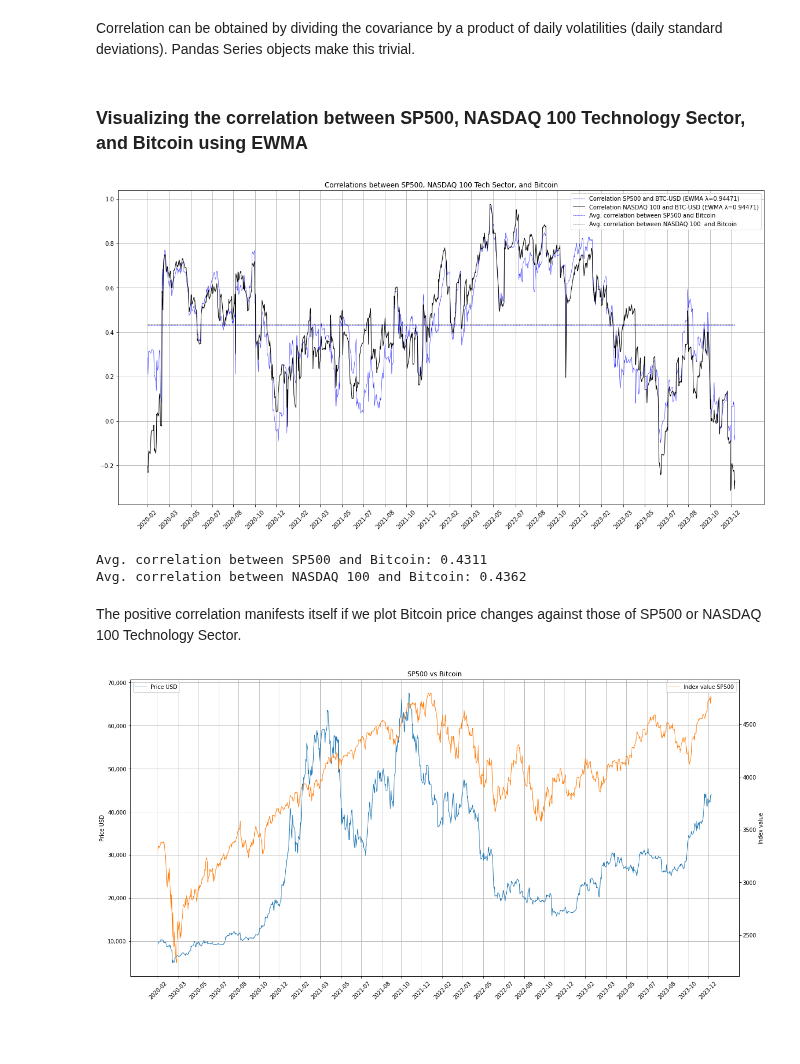
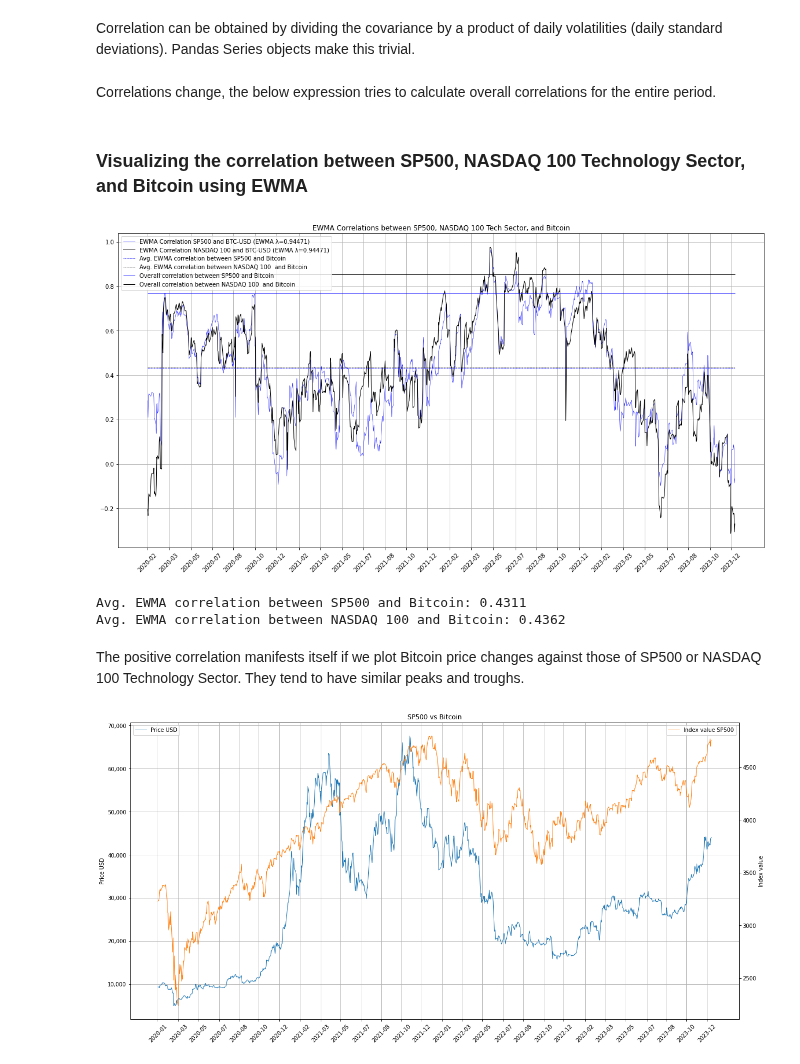
Before and after one commit to ilchen/RMaFI, a Jupyter notebook: ch11_variance_covariance.ipynb, the cells around one changed output. Drawn from its saved outputs; the diff is of its cells as text; code cells hidden in the pictures; blank space fills up the shorter version.

Commit message:
Added analysis of overall correlations

```diff
--- a/ch11_variance_covariance.ipynb
+++ b/ch11_variance_covariance.ipynb
@@ -102,31 +101,43 @@ correlations_sp500_btc.dropna(inplace=True)
 covariances_nq100_btc = covariance_tracker_nq100_btc.get_covariances()
 correlations_nq100_btc = covariances_nq100_btc / (nq100_vols * btc_vols)
 correlations_nq100_btc.dropna(inplace=True)
+# %%
+# Select dates on which all the three asset classes have traded
+common_dates = asset_prices_btc.index.intersection(asset_prices_sp500.index).intersection(asset_prices_nq100.index)
+# %% [markdown]
+Correlations change, the below expression tries to calculate overall correlations for the entire period.
+# %%
+overall_btc_sp500_corr = asset_prices_btc[common_dates].corr(asset_prices_sp500[common_dates])
+overall_btc_nq100_corr = asset_prices_btc[common_dates].corr(asset_prices_nq100[common_dates])
 # %% [markdown]
 ### Visualizing the correlation between SP500, NASDAQ 100 Technology Sector, and Bitcoin using EWMA
 # %%
 days_to_skip = 20 # Skipping the first 20 datapoints
 
 x = covariance_tracker_sp500_btc.get_dates()[days_to_skip:]
 fig, ax = plt.subplots(figsize=(20, 10))
 ax.plot(x, correlations_sp500_btc[days_to_skip:],
-        label='Correlation SP500 and BTC-USD (EWMA λ=%.5f)' % combined_ewma.lamda , linewidth=.5, color='b')
+        label='EWMA Correlation SP500 and BTC-USD (EWMA λ=%.5f)' % combined_ewma.lamda , linewidth=.5, color='b')
 ax.plot(x, correlations_nq100_btc[days_to_skip:],
-        label='Correlation NASDAQ 100 and BTC-USD (EWMA λ=%.5f)' % combined_ewma.lamda , linewidth=1, color='k')
-ax.title.set_text('Correlations between SP500, NASDAQ 100 Tech Sector, and Bitcoin')
-ax.hlines(correlations_sp500_btc[days_to_skip:].mean(), label='Avg. correlation between SP500 and Bitcoin',
+        label='EWMA Correlation NASDAQ 100 and BTC-USD (EWMA λ=%.5f)' % combined_ewma.lamda , linewidth=1, color='k')
+ax.title.set_text('EWMA Correlations between SP500, NASDAQ 100 Tech Sector, and Bitcoin')
+ax.hlines(correlations_sp500_btc[days_to_skip:].mean(), label='Avg. EWMA correlation between SP500 and Bitcoin',
           xmin=x[0], xmax=x[-1], linestyle='--', linewidth=.5, color='b')
-ax.hlines(correlations_nq100_btc[days_to_skip:].mean(), label='Avg. correlation between NASDAQ 100  and Bitcoin',
+ax.hlines(correlations_nq100_btc[days_to_skip:].mean(), label='Avg. EWMA correlation between NASDAQ 100  and Bitcoin',
           xmin=x[0], xmax=x[-1], linestyle='--', linewidth=.5, color='k')
+ax.hlines(overall_btc_sp500_corr, label='Overall correlation between SP500 and Bitcoin',
+          xmin=x[0], xmax=x[-1], linestyle='-', linewidth=1, color='b')
+ax.hlines(overall_btc_nq100_corr, label='Overall correlation between NASDAQ 100  and Bitcoin',
+          xmin=x[0], xmax=x[-1], linestyle='-', linewidth=1, color='k')
 ax.legend()
 ax.grid(True)
 ax.set_xticks(x[::36])
 _ = ax.set_xticklabels(x[::36].strftime('%Y-%m'), rotation=45)
 # %% [output]
-[figure, old version]
+[figure, new version]
 # %%
-print('Avg. correlation between SP500 and Bitcoin: {:.4f}'.format(correlations_sp500_btc[days_to_skip:].mean()))
-print('Avg. correlation between NASDAQ 100 and Bitcoin: {:.4f}'.format(correlations_nq100_btc[days_to_skip:].mean()))
+print('Avg. EWMA correlation between SP500 and Bitcoin: {:.4f}'.format(correlations_sp500_btc[days_to_skip:].mean()))
+print('Avg. EWMA correlation between NASDAQ 100 and Bitcoin: {:.4f}'.format(correlations_nq100_btc[days_to_skip:].mean()))
 # %% [output]
-Avg. correlation between SP500 and Bitcoin: 0.4311
-Avg. correlation between NASDAQ 100 and Bitcoin: 0.4362
+Avg. EWMA correlation between SP500 and Bitcoin: 0.4311
+Avg. EWMA correlation between NASDAQ 100 and Bitcoin: 0.4362
@@ -141,5 +144,5 @@ assert len(asset_prices_sp500) == len(covariance_tracker_sp500_btc.get_dates())
 # %% [markdown]
-The positive correlation manifests itself if we plot Bitcoin price changes against those of SP500 or NASDAQ 100 Technology Sector.
+The positive correlation manifests itself if we plot Bitcoin price changes against those of SP500 or NASDAQ 100 Technology Sector. They tend to have similar peaks and troughs.
 # %%
 left_lbl, right_lbl = 'Price USD', 'Index value'
 
```
Also changed, not shown: parts of 16 cells of this notebook.
